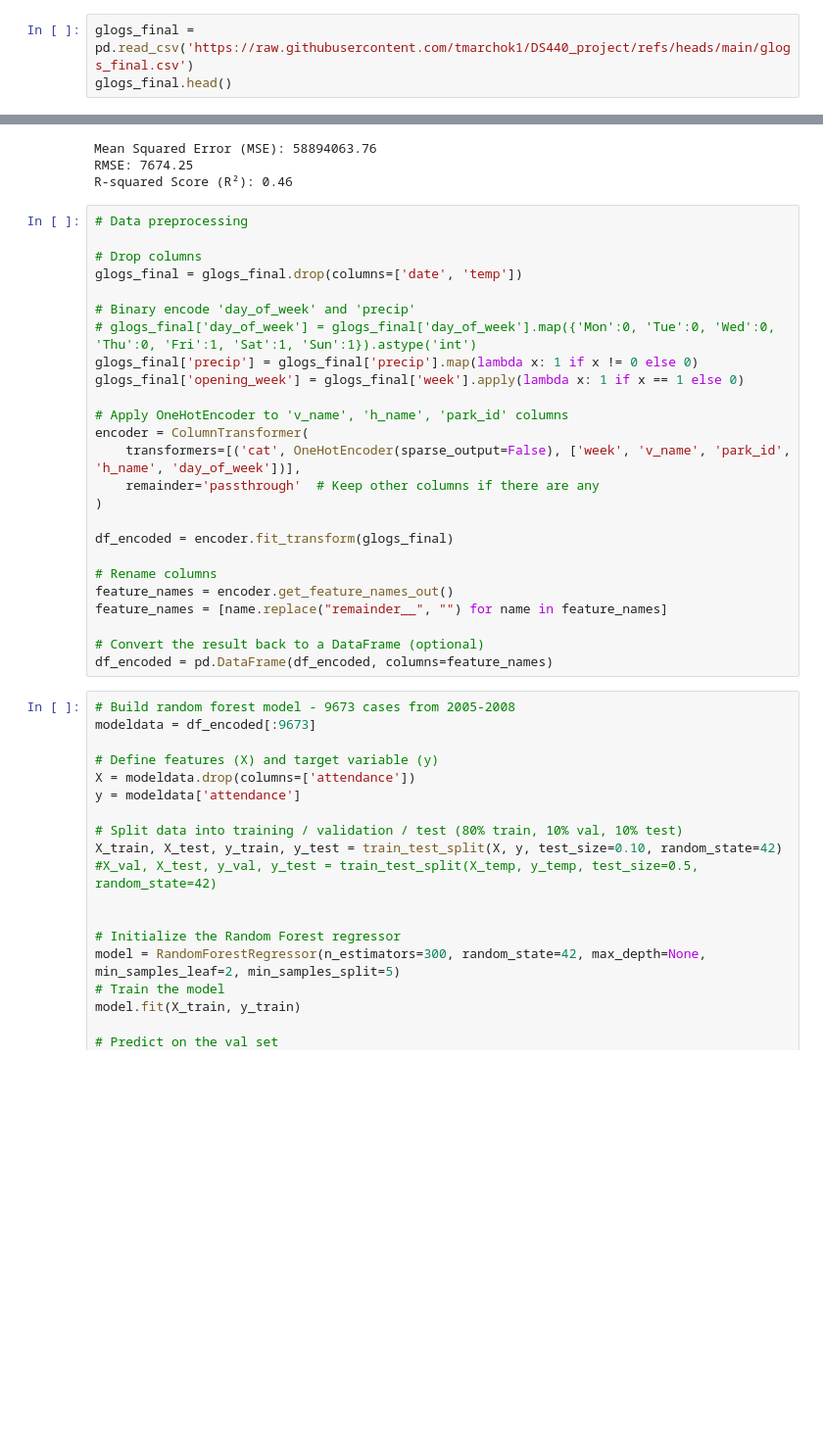
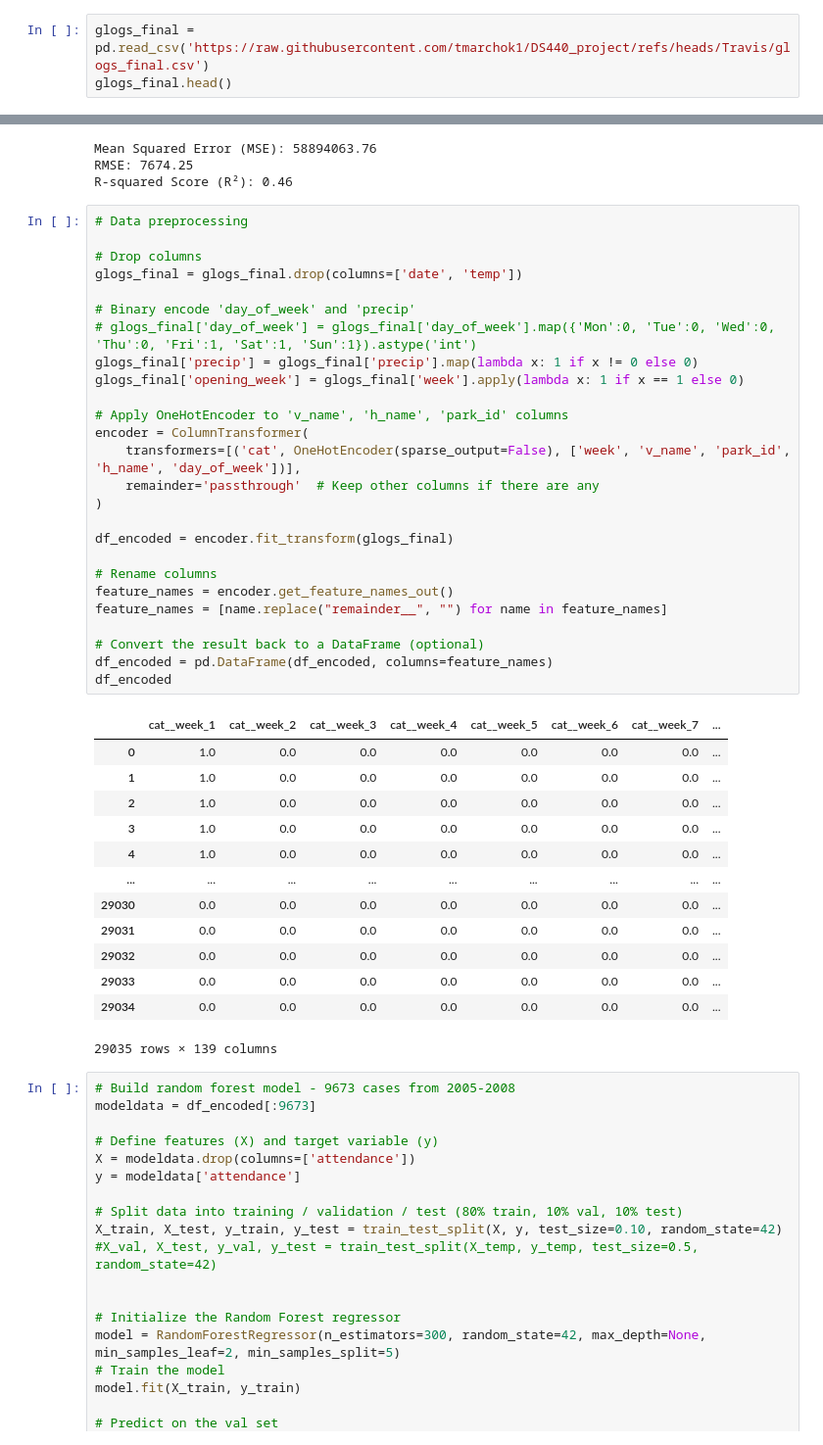
Before and after one commit to tmarchok1/DS440_project, a Jupyter notebook: model_code_travis.ipynb, the cells around one changed output, grey strips where cells are left out. Shown at 98% size. Saved outputs shown, nothing was run; the diff lists cells and outputs as text; blank space fills up the shorter version.

```diff
--- a/model_code_travis.ipynb
+++ b/model_code_travis.ipynb
@@ -12,7 +12,7 @@ from sklearn.preprocessing import StandardScaler
 from sklearn.linear_model import LassoCV
 from sklearn.model_selection import cross_val_score, KFold
 # %%
-glogs_final = pd.read_csv('https://raw.githubusercontent.com/tmarchok1/DS440_project/refs/heads/main/glogs_final.csv')
+glogs_final = pd.read_csv('https://raw.githubusercontent.com/tmarchok1/DS440_project/refs/heads/Travis/glogs_final.csv')
 glogs_final.head()
 # %% [output]
 |  | date | year | week | day_of_week | v_name | h_name | day_night | park_id | temp | precip | ... |
@@ -42,28 +42,43 @@ R-squared Score (R²): 0.46
 # %%
 # Data preprocessing
 
 # Drop columns
 glogs_final = glogs_final.drop(columns=['date', 'temp'])
 
 # Binary encode 'day_of_week' and 'precip'
 # glogs_final['day_of_week'] = glogs_final['day_of_week'].map({'Mon':0, 'Tue':0, 'Wed':0, 'Thu':0, 'Fri':1, 'Sat':1, 'Sun':1}).astype('int')
 glogs_final['precip'] = glogs_final['precip'].map(lambda x: 1 if x != 0 else 0)
 glogs_final['opening_week'] = glogs_final['week'].apply(lambda x: 1 if x == 1 else 0)
 
 # Apply OneHotEncoder to 'v_name', 'h_name', 'park_id' columns
 encoder = ColumnTransformer(
     transformers=[('cat', OneHotEncoder(sparse_output=False), ['week', 'v_name', 'park_id', 'h_name', 'day_of_week'])],
     remainder='passthrough'  # Keep other columns if there are any
 )
 
 df_encoded = encoder.fit_transform(glogs_final)
 
 # Rename columns
 feature_names = encoder.get_feature_names_out()
 feature_names = [name.replace("remainder__", "") for name in feature_names]
 
 # Convert the result back to a DataFrame (optional)
 df_encoded = pd.DataFrame(df_encoded, columns=feature_names)
+df_encoded
+# %% [output]
+|  | cat__week_1 | cat__week_2 | cat__week_3 | cat__week_4 | cat__week_5 | cat__week_6 | cat__week_7 | ... |
+| 0 | 1.0 | 0.0 | 0.0 | 0.0 | 0.0 | 0.0 | 0.0 | ... |
+| 1 | 1.0 | 0.0 | 0.0 | 0.0 | 0.0 | 0.0 | 0.0 | ... |
+| 2 | 1.0 | 0.0 | 0.0 | 0.0 | 0.0 | 0.0 | 0.0 | ... |
+| 3 | 1.0 | 0.0 | 0.0 | 0.0 | 0.0 | 0.0 | 0.0 | ... |
+| 4 | 1.0 | 0.0 | 0.0 | 0.0 | 0.0 | 0.0 | 0.0 | ... |
+| ... | ... | ... | ... | ... | ... | ... | ... | ... |
+| 29030 | 0.0 | 0.0 | 0.0 | 0.0 | 0.0 | 0.0 | 0.0 | ... |
+| 29031 | 0.0 | 0.0 | 0.0 | 0.0 | 0.0 | 0.0 | 0.0 | ... |
+| 29032 | 0.0 | 0.0 | 0.0 | 0.0 | 0.0 | 0.0 | 0.0 | ... |
+| 29033 | 0.0 | 0.0 | 0.0 | 0.0 | 0.0 | 0.0 | 0.0 | ... |
+| 29034 | 0.0 | 0.0 | 0.0 | 0.0 | 0.0 | 0.0 | 0.0 | ... |
+29035 rows × 139 columns
 # %%
 # Build random forest model - 9673 cases from 2005-2008
 modeldata = df_encoded[:9673]
```
Also changed, not shown: parts of 1 cell of this notebook, 2 other files.
